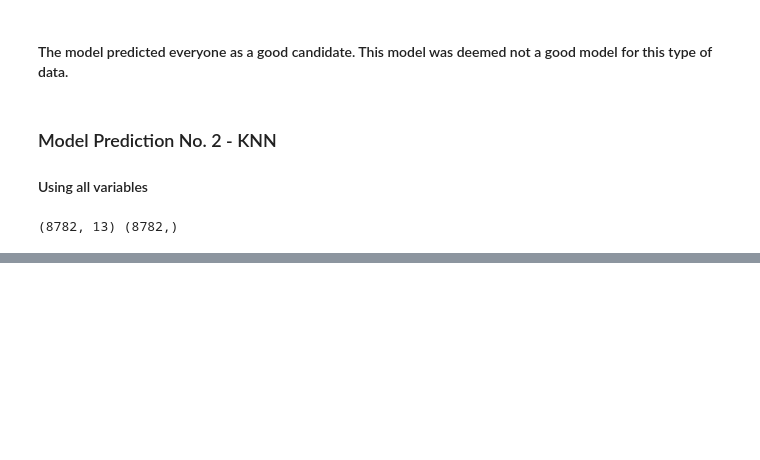
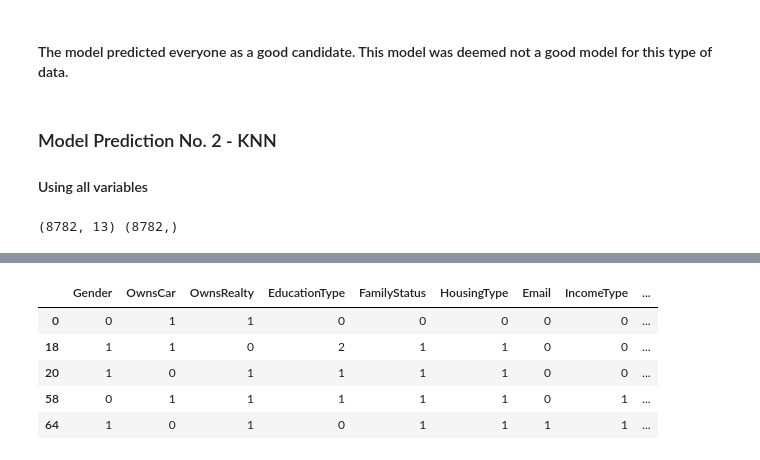
Before and after one commit to melodie1920/FinalProject, a Jupyter notebook: Final Project.ipynb, the cells around one changed output, grey strips where cells are left out. Cells and saved outputs as stored; diff of their text form; code cells hidden in the pictures; blank space fills up the shorter version.

```diff
--- a/Final Project.ipynb
+++ b/Final Project.ipynb
@@ -816,0 +841,16 @@ pd.DataFrame({"Prediction": predictions, "Actual": y_test}).reset_index(drop=Tru
+# %%
+credit_app_bad_df = credit_application_all_df.loc[credit_application_all_df["Label"] == 'Bad']
+credit_app_good_df = credit_application_all_df.loc[credit_application_all_df["Label"] == 'Good']
+
+credit_bad_limit_df = credit_app_bad_df[:2000]
+credit_good_limit_df = credit_app_good_df[:2000]
+
+credit_limit_df = pd.concat([credit_bad_limit_df,credit_good_limit_df])
+credit_limit_df.head()
+# %% [output]
+|  | Gender | OwnsCar | OwnsRealty | EducationType | FamilyStatus | HousingType | Email | IncomeType | ... |
+| 0 | 0 | 1 | 1 | 0 | 0 | 0 | 0 | 0 | ... |
+| 18 | 1 | 1 | 0 | 2 | 1 | 1 | 0 | 0 | ... |
+| 20 | 1 | 0 | 1 | 1 | 1 | 1 | 0 | 0 | ... |
+| 58 | 0 | 1 | 1 | 1 | 1 | 1 | 0 | 1 | ... |
+| 64 | 1 | 0 | 1 | 0 | 1 | 1 | 1 | 1 | ... |
```
Also changed, not shown: parts of 26 cells of this notebook, 2 other files.
